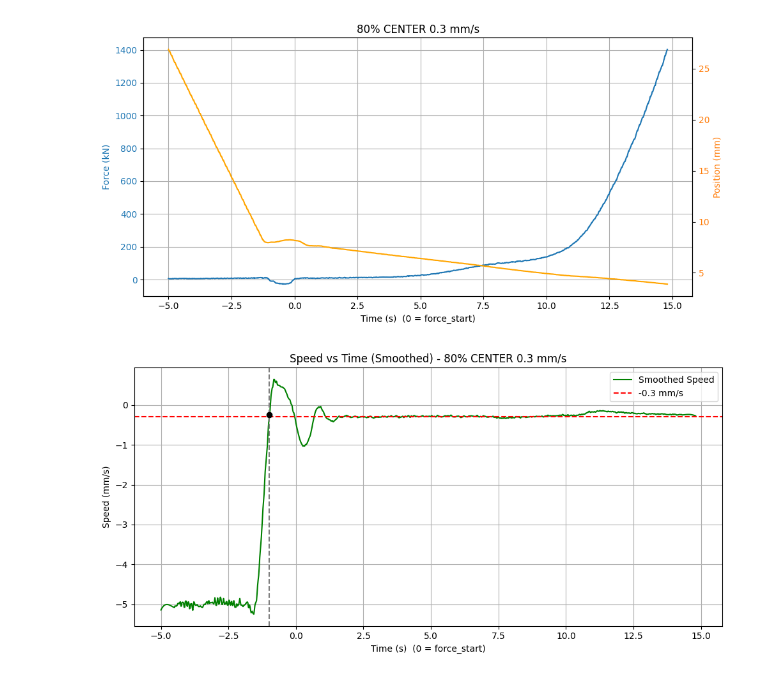
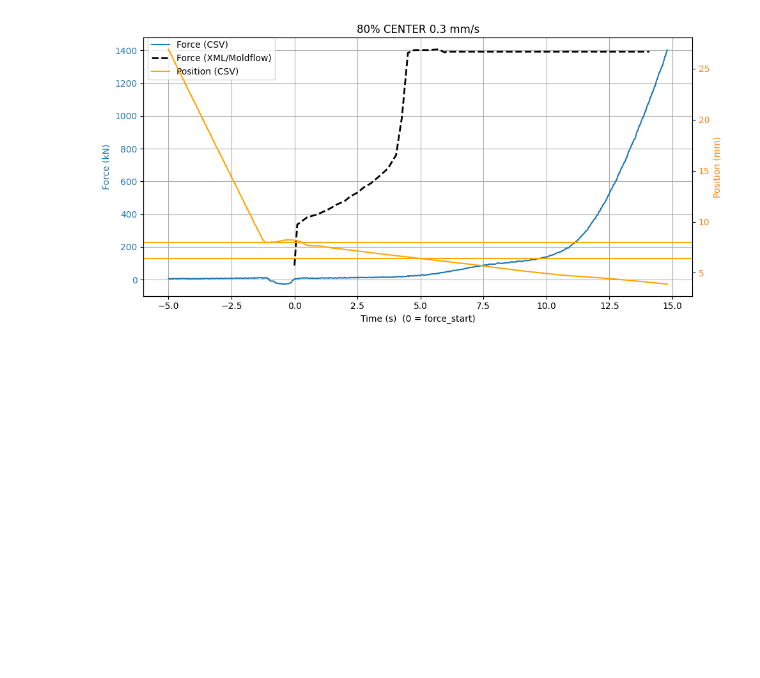
Before and after one commit to mariogov/moldflow_automation, a Jupyter notebook: data-plot.ipynb, the cells around one changed output. Drawn from its saved outputs; the diff is of its cells as text; code cells hidden in the pictures; blank space fills up the shorter version.

```diff
--- a/data-plot.ipynb
+++ b/data-plot.ipynb
@@ -360,65 +412,45 @@ force_start = pd.to_datetime(info["force_start"], format='%d.%m.%Y %H:%M:%S.%f')
 force_end   = pd.to_datetime(info["force_end"],   format='%d.%m.%Y %H:%M:%S.%f')
 
 window_start = force_start - pd.Timedelta(seconds=5)
 
 # Clip to available data if needed
 actual_start = max(window_start, df['Time'].min())
 actual_end   = min(force_end,   df['Time'].max())
 
 dfw = df[(df['Time'] >= actual_start) & (df['Time'] <= actual_end)].copy()
 
 # Time zero at force_start (so pre-roll shows as negative seconds)
 dfw['Time_seconds'] = (dfw['Time'] - force_start).dt.total_seconds()
 
 # --- Plot force + position together ---
 fig, ax1 = plt.subplots(figsize=(10, 5))
 
 # Force on left y-axis
-ax1.plot(dfw['Time_seconds'], dfw['Force'], label="Force (kN)")
+ax1.plot(dfw['Time_seconds'], dfw['Force'], color='tab:blue', label="Force (CSV)")
 ax1.set_xlabel("Time (s)  (0 = force_start)")
 ax1.set_ylabel("Force (kN)", color='tab:blue')
 ax1.tick_params(axis='y', labelcolor='tab:blue')
+
+# XML Force
+ax1.plot(xml_t[mask_xml], xml_pos_mm[mask_xml], linestyle='--', color='black',
+         linewidth=2.0, label='Force (XML/Moldflow)')
 ax1.grid(True)
 
-# Position on right y-axis (raw from CSV)
+# Position on right y-axis
 ax2 = ax1.twinx()
-ax2.plot(dfw['Time_seconds'], dfw['Pos'],color='orange', label="Position (mm)")
+ax2.plot(dfw['Time_seconds'], dfw['Pos'], color='orange', label="Position (CSV)")
+ax2.axhline(8.0, color='orange', linestyle='-')
+ax2.axhline(6.4, color='orange', linestyle='-')
 ax2.set_ylabel("Position (mm)", color='tab:orange')
 ax2.tick_params(axis='y', labelcolor='tab:orange')
+
+# 🔑 Combine legends from both axes
+lines1, labels1 = ax1.get_legend_handles_labels()
+lines2, labels2 = ax2.get_legend_handles_labels()
+ax1.legend(lines1 + lines2, labels1 + labels2, loc='upper left', bbox_to_anchor=(0, 1.02))
 
 plt.title(label)
 fig.tight_layout()
 plt.show()
-
-
-
-# --- Compute speed ---
-dfw['Speed'] = np.gradient(dfw['Pos'], dfw['Time_seconds'])
-dfw['Speed_smooth'] = savgol_filter(dfw['Speed'], window_length=51, polyorder=3)
-
-# --- Find first index where smoothed speed >= 0.3 mm/s ---
-target_speed = -0.3
-idx = np.argmax(dfw['Speed_smooth'] >= target_speed)  # first occurrence
-t_cross = dfw['Time_seconds'].iloc[idx]
-s_cross = dfw['Speed_smooth'].iloc[idx]
-
-# --- Plot ---
-plt.figure(figsize=(10,5))
-plt.plot(dfw['Time_seconds'], dfw['Speed_smooth'], color='green', label="Smoothed Speed")
-plt.axhline(y=target_speed, color='red', linestyle='--', label=f"{target_speed} mm/s")
-
-# Vertical dashed line from curve down to x-axis
-plt.axvline(x=t_cross, color='gray', linestyle='--')
-plt.scatter([t_cross], [s_cross], color='black', zorder=5)  # mark crossing point
-
-# Labels and styling
-plt.xlabel("Time (s)  (0 = force_start)")
-plt.ylabel("Speed (mm/s)")
-plt.title(f"Speed vs Time (Smoothed) - {label}")
-plt.grid(True)
-plt.legend()
-plt.tight_layout()
-plt.show()
 # %% [output]
-[figure, old version]
+[figure, new version]
-[figure, removed]
```
Also changed, not shown: parts of 7 cells of this notebook, 3 other files.
